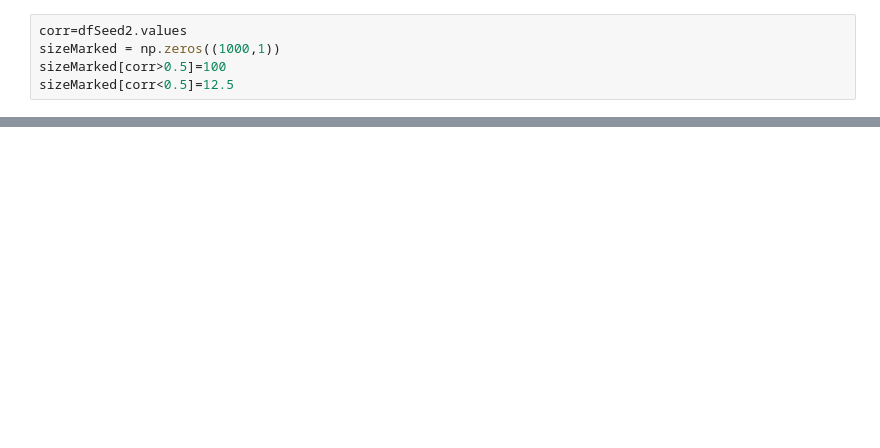
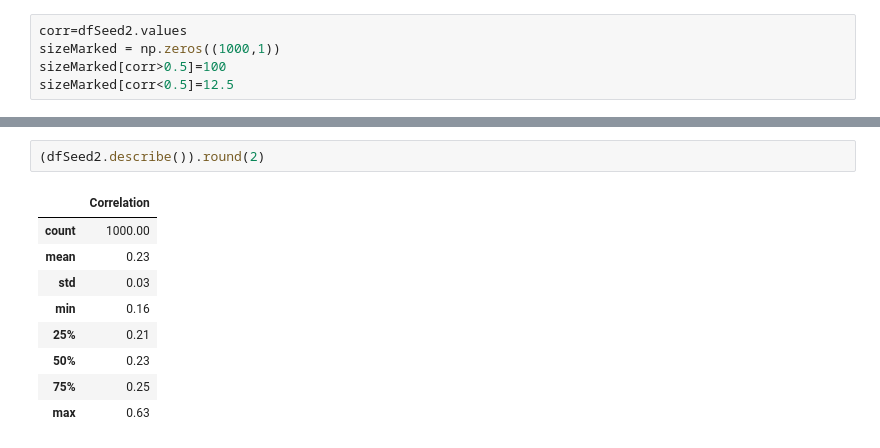
Before and after one commit to Call1st0/dft-based-watermarking-method-with-GCR-masking, a Jupyter notebook: seedResults.ipynb, the cells around one changed output, grey strips where cells are left out. Cells and saved outputs as stored; diff of their text form; blank space fills up the shorter version.

```diff
--- a/seedResults.ipynb
+++ b/seedResults.ipynb
@@ -67,0 +47,12 @@ Text(0, 1.04, 'All values except for one are clustered around low values.\nThat
+# %%
+(dfSeed2.describe()).round(2)
+# %% [output]
+|  | Correlation |
+| count | 1000.00 |
+| mean | 0.23 |
+| std | 0.03 |
+| min | 0.16 |
+| 25% | 0.21 |
+| 50% | 0.23 |
+| 75% | 0.25 |
+| max | 0.63 |
```
Also changed, not shown: parts of 2 cells of this notebook, 6 other files.
